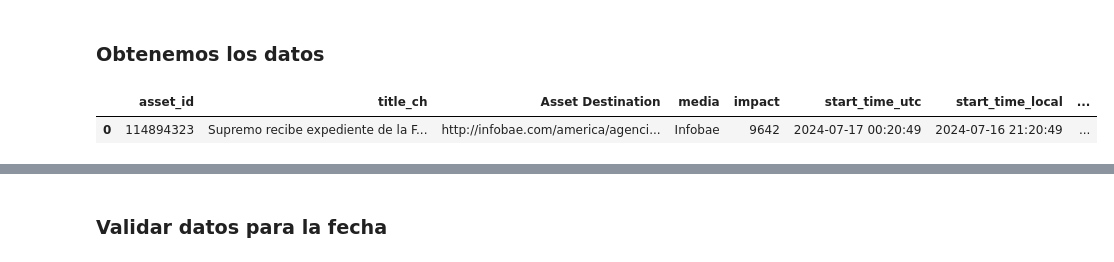
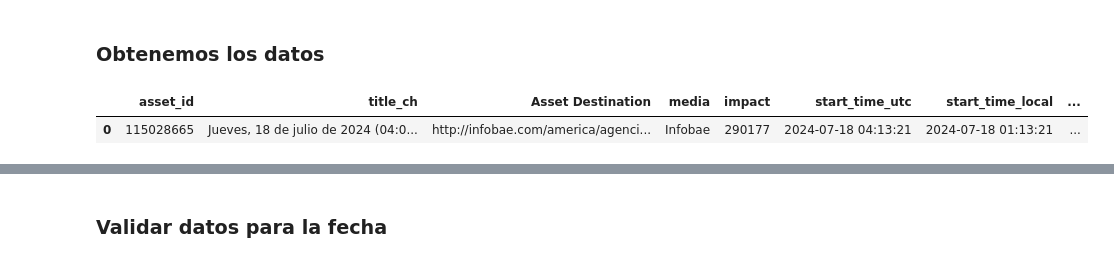
Before and after one commit to gabrielfernandorey/ITBA-NLP, a Jupyter notebook: NLP_01_data.ipynb, the cells around one changed output, grey strips where cells are left out. Cells and saved outputs as stored; diff of their text form; code cells hidden in the pictures.

```diff
--- a/NLP_01_data.ipynb
+++ b/NLP_01_data.ipynb
@@ -92,23 +90,23 @@ PATH
 # %% [markdown]
 ### Obtenemos los datos
 # %%
-# Read the parquet file
+# Ingestar noticias
 
 # Desde Hugginface
-date_choice = '2024-07-17'  # formato aaaa-mm-dd
+date_choice = '2024-07-18'  # formato aaaa-mm-dd
 path_file = f"jganzabalseenka/news_{date_choice}_24hs"
 dataset = load_dataset(path_file)
 df_parquet = pd.DataFrame(dataset['train'])
 
 # Local """ el formato del archivo parque debe ser fecha aaaammdd "
 # date_choice = '2024-07-15'
 # path_file = f"{date_choice}.parquet"
 # df_parquet = pd.read_parquet(PATH+path_file)
 
 df_parquet.head(1)
 # %% [output]
 |  | asset_id | title_ch | Asset Destination | media | impact | start_time_utc | start_time_local | ... |
-| 0 | 114894323 | Supremo recibe expediente de la F... | http://infobae.com/america/agenci... | Infobae | 9642 | 2024-07-17 00:20:49 | 2024-07-16 21:20:49 | ... |
+| 0 | 115028665 | Jueves, 18 de julio de 2024 (04:0... | http://infobae.com/america/agenci... | Infobae | 290177 | 2024-07-18 04:13:21 | 2024-07-18 01:13:21 | ... |
 # %%
 # Cantidad total de documentos
 len(df_parquet)
```
Also changed, not shown: parts of 13 cells of this notebook, 35 other files.
